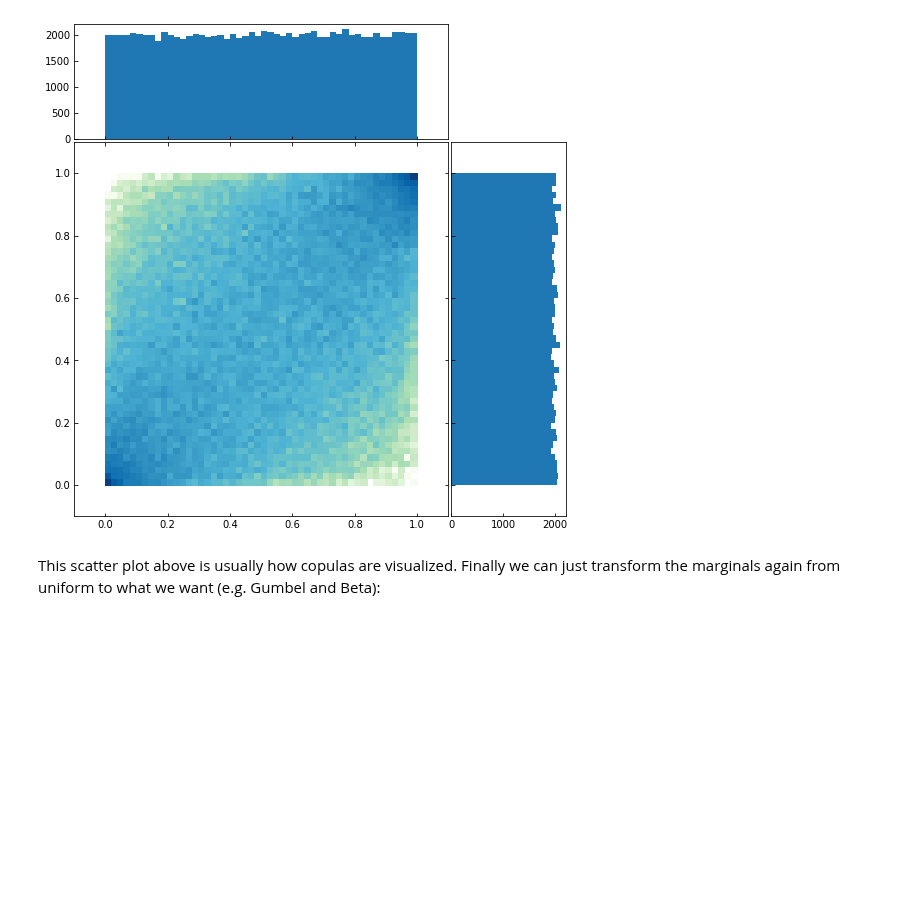
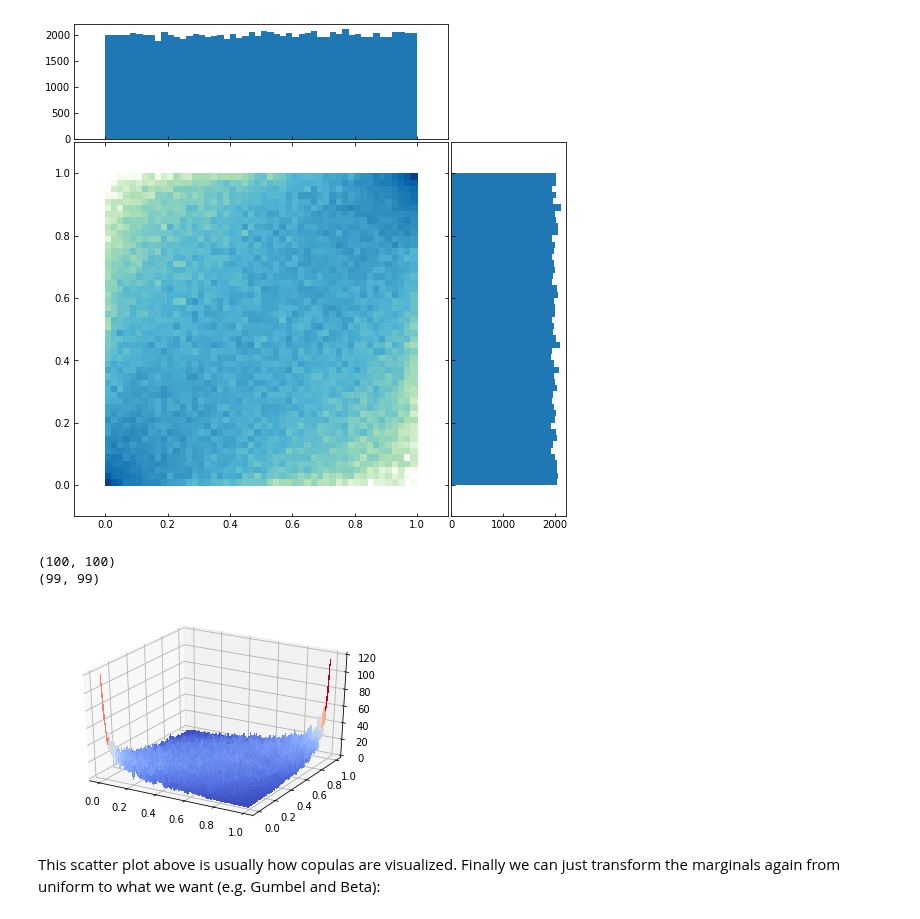
Before and after one commit to matteosan1/finance_course, a Jupyter notebook: libro/copula.ipynb, the cells around one changed output. Cells and saved outputs as stored; diff of their text form; code cells hidden in the pictures; blank space fills up the shorter version.

```diff
--- a/libro/copula.ipynb
+++ b/libro/copula.ipynb
@@ -206,6 +206,57 @@ ax_histy.set_ylim(ax_scatter.get_ylim())
 plt.show()
 # %% [output]
 [figure]
+# %%
+from matplotlib import pyplot as plt
+from scipy.stats import multivariate_normal, norm
+import numpy as np
+
+mvnorm = multivariate_normal(mean=[0, 0] , cov=[[1, 0.5],
+                                            [0.5, 1]])
+x = mvnorm.rvs(100000)
+normal = norm()
+x_unif = normal.cdf(x)
+
+#plt.contour(x_unif[:, 0], x_unif[:, 1],
+#           bins=50)
+
+# This import registers the 3D projection, but is otherwise unused.
+from mpl_toolkits.mplot3d import Axes3D  # noqa: F401 unused import
+
+import matplotlib.pyplot as plt
+from matplotlib import cm
+from matplotlib.ticker import LinearLocator, FormatStrFormatter
+import numpy as np
+
+fig = plt.figure()
+ax = fig.gca(projection='3d')
+
+# Make data.
+XBIN = np.array([i/100 for i in range(0, 101)])
+X = np.arange(0, 1, 0.01)
+Y = np.arange(0, 1, 0.01)
+X, Y = np.meshgrid(X, Y)
+h, XBIN, XBIN= np.histogram2d(x_unif[:, 0], x_unif[:, 1], bins=(XBIN, XBIN))
+print (X.shape)
+print (Z.shape)
+
+# Plot the surface.
+surf = ax.plot_surface(X, Y, h, cmap=cm.coolwarm,
+                 linewidth=0, antialiased=False)
+
+# Customize the z axis.
+#ax.set_zlim(-1.01, 1.01)
+#ax.zaxis.set_major_locator(LinearLocator(10))
+#ax.zaxis.set_major_formatter(FormatStrFormatter('%.02f'))
+
+# Add a color bar which maps values to colors.
+#fig.colorbar(surf, shrink=0.5, aspect=5)
+
+plt.show()
+# %% [output]
+(100, 100)
+(99, 99)
+[figure, added]
 # %% [markdown]
 This scatter plot above is usually how copulas are visualized.
 Finally we can just transform the marginals again from uniform to what we want (e.g. Gumbel and Beta):
```
Also changed, not shown: parts of 3 cells of this notebook, 29 other files.
